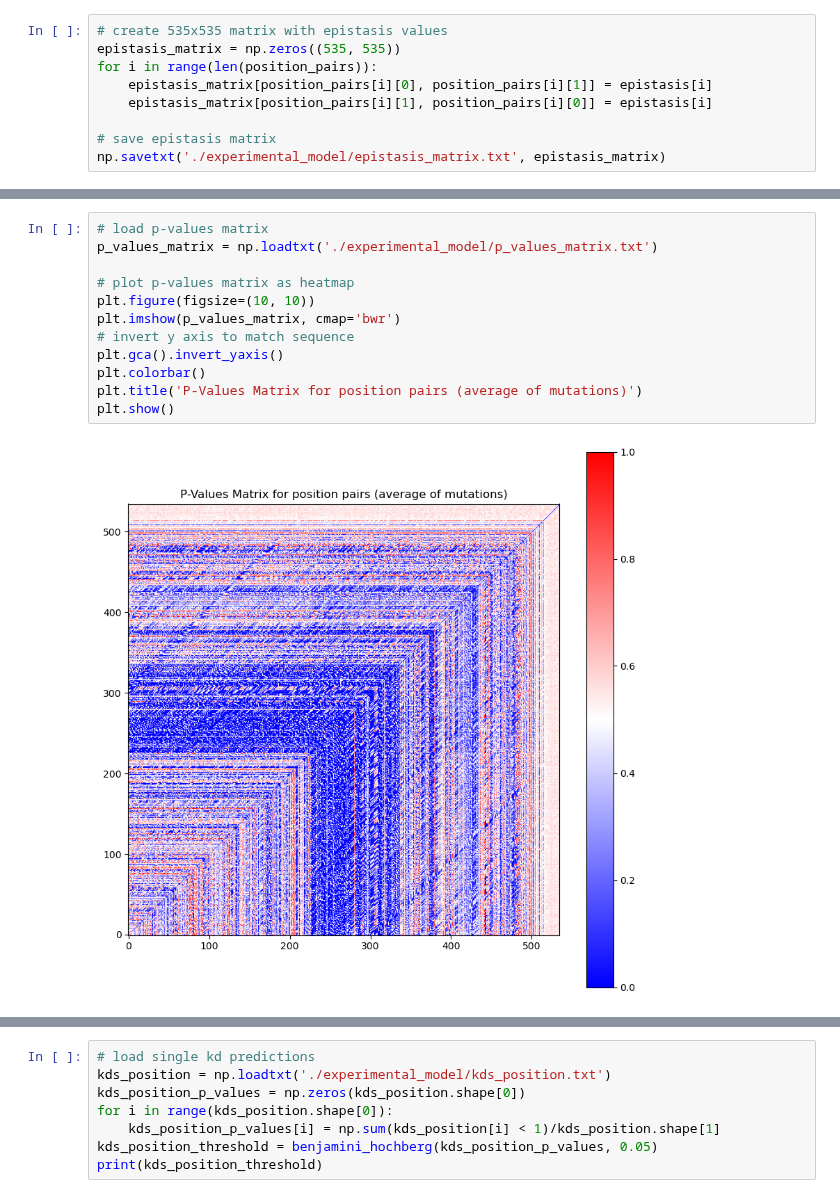
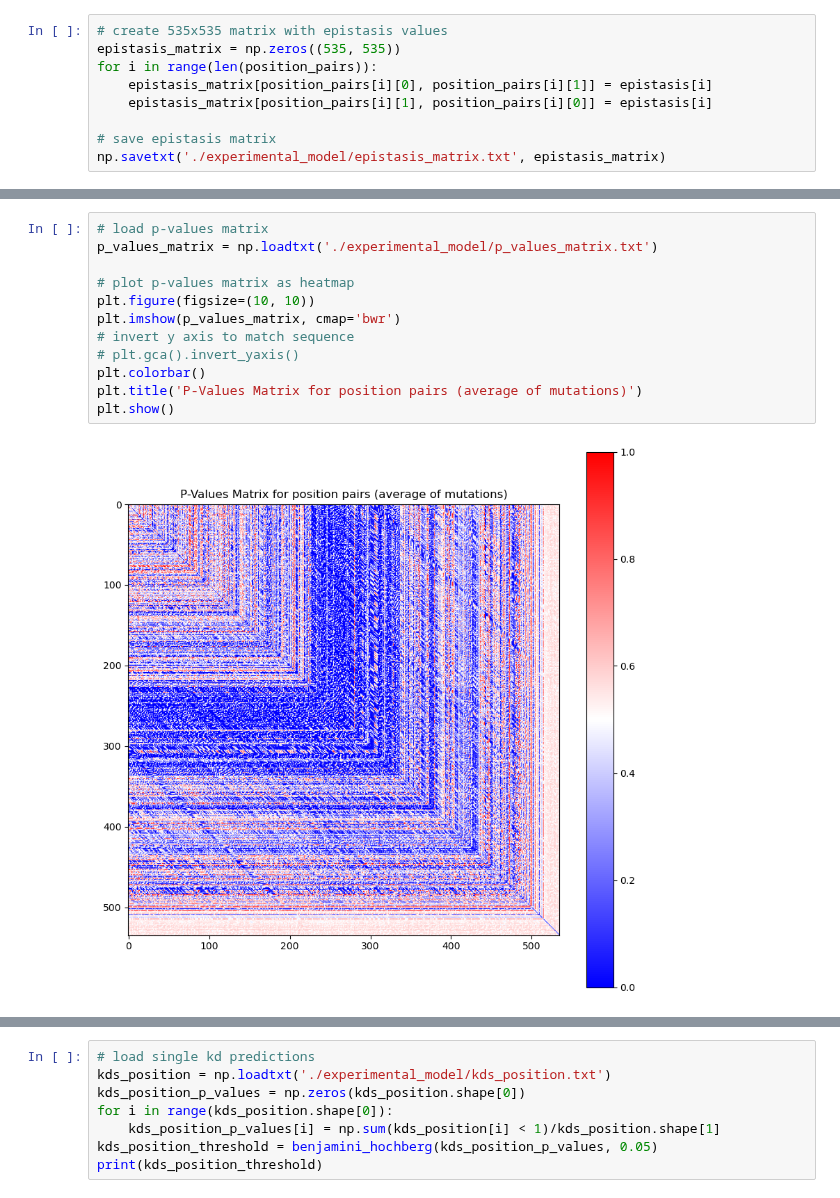
Before and after one commit to JoshuaGensel/MIME_ML, a Jupyter notebook: src/experimental_analysis.ipynb, the cells around one changed output, grey strips where cells are left out. Saved outputs shown, nothing was run; the diff lists cells and outputs as text.

Commit message:
figure + stem scoring check

```diff
--- a/src/experimental_analysis.ipynb
+++ b/src/experimental_analysis.ipynb
@@ -461,17 +463,17 @@ np.savetxt('./experimental_model/p_values_matrix.txt', p_values_matrix)
 # %%
 # load p-values matrix
 p_values_matrix = np.loadtxt('./experimental_model/p_values_matrix.txt')
 
 # plot p-values matrix as heatmap
 plt.figure(figsize=(10, 10))
 plt.imshow(p_values_matrix, cmap='bwr')
 # invert y axis to match sequence
-plt.gca().invert_yaxis()
+# plt.gca().invert_yaxis()
 plt.colorbar()
 plt.title('P-Values Matrix for position pairs (average of mutations)')
 plt.show()
 # %% [output]
-[figure, old version]
+[figure, new version]
 # %%
 # plot p-values matrix as heatmap with significance
 plt.figure(figsize=(10, 10))
```
Also changed, not shown: parts of 12 cells of this notebook, 1 other file.
